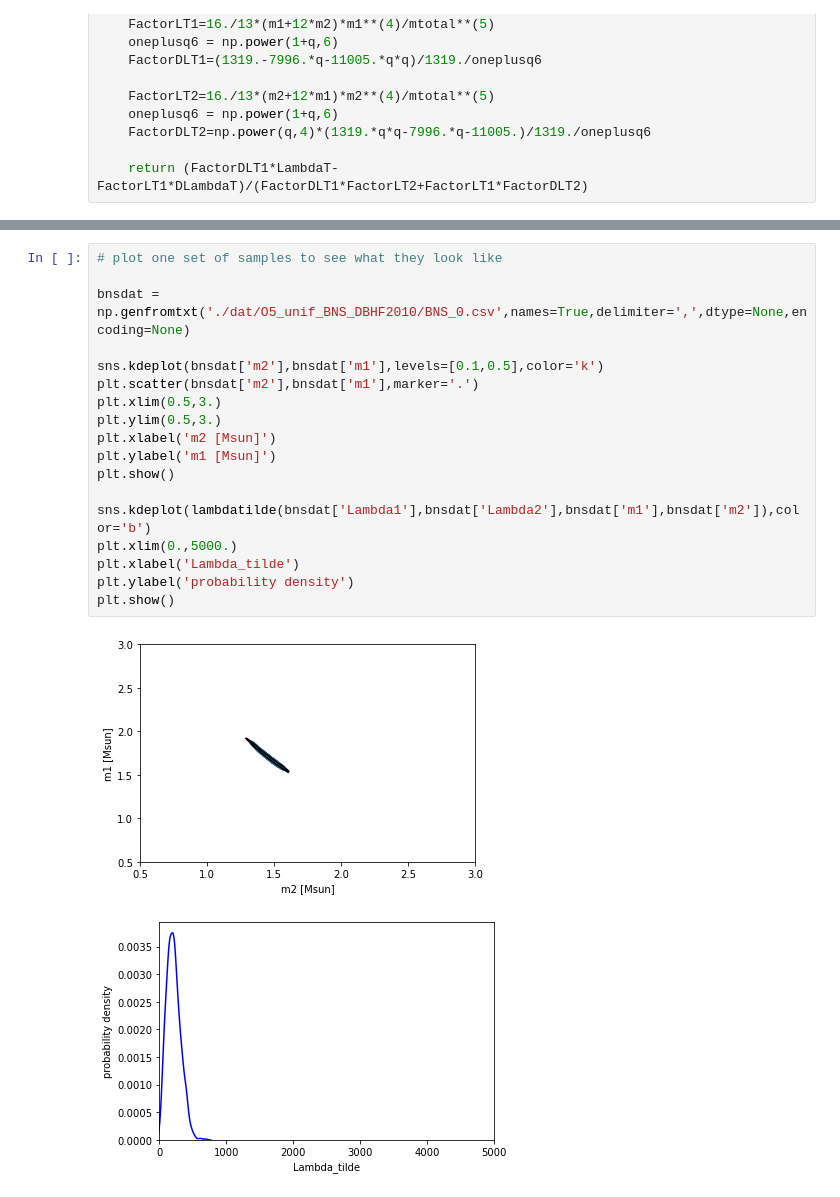
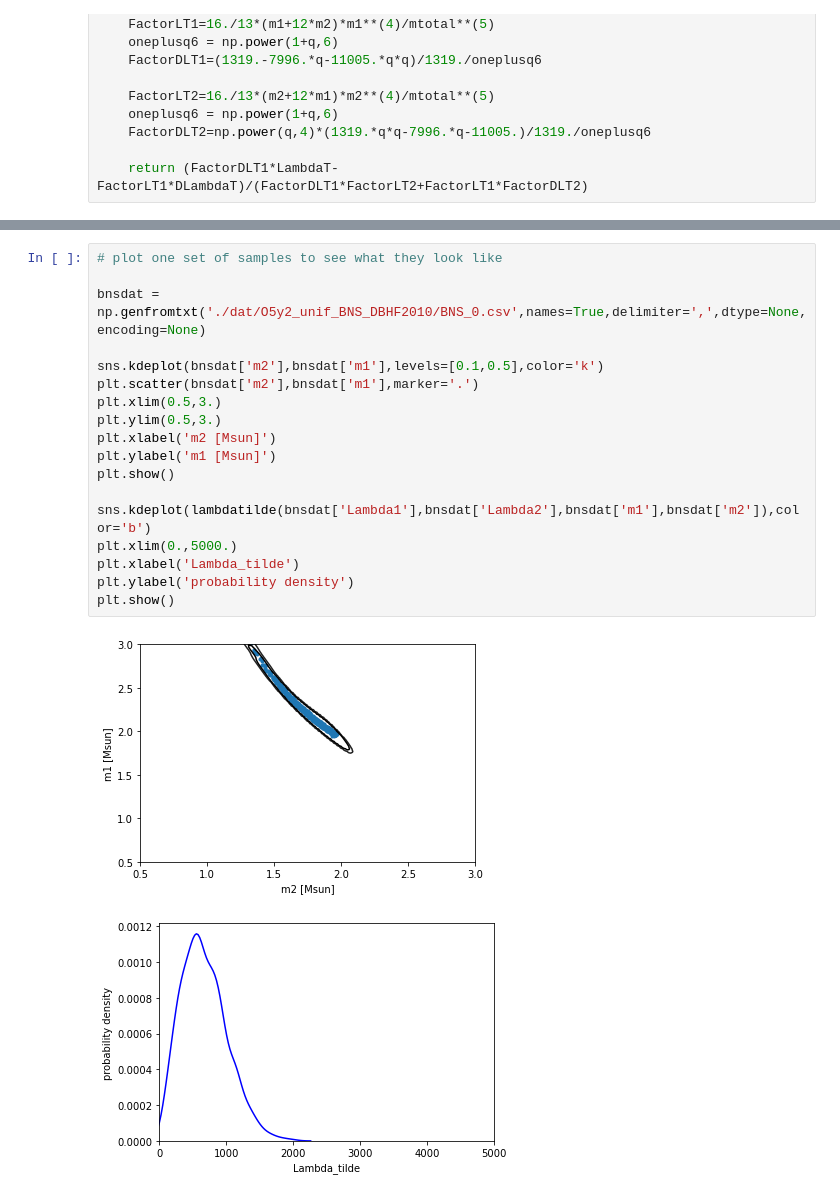
Before and after one commit to landryp/twin-stars, a Jupyter notebook: Simulated_BNS_Samples.ipynb, the cells around one changed output, grey strips where cells are left out. Saved outputs shown, nothing was run; the diff lists cells and outputs as text.

```diff
--- a/Simulated_BNS_Samples.ipynb
+++ b/Simulated_BNS_Samples.ipynb
@@ -209,21 +186,21 @@ for snr,mc,dmc,q,dq,Lt,dLt,DLt,dDLt in zip(snrs,mcs,dmcs,qs,dqs,Lts,dLts,DLts,dD
 # %%
 # plot one set of samples to see what they look like
 
-bnsdat = np.genfromtxt('./dat/O5_unif_BNS_DBHF2010/BNS_0.csv',names=True,delimiter=',',dtype=None,encoding=None)
+bnsdat = np.genfromtxt('./dat/O5y2_unif_BNS_DBHF2010/BNS_0.csv',names=True,delimiter=',',dtype=None,encoding=None)
 
 sns.kdeplot(bnsdat['m2'],bnsdat['m1'],levels=[0.1,0.5],color='k')
 plt.scatter(bnsdat['m2'],bnsdat['m1'],marker='.')
 plt.xlim(0.5,3.)
 plt.ylim(0.5,3.)
 plt.xlabel('m2 [Msun]')
 plt.ylabel('m1 [Msun]')
 plt.show()
 
 sns.kdeplot(lambdatilde(bnsdat['Lambda1'],bnsdat['Lambda2'],bnsdat['m1'],bnsdat['m2']),color='b')
 plt.xlim(0.,5000.)
 plt.xlabel('Lambda_tilde')
 plt.ylabel('probability density')
 plt.show()
 # %% [output]
-[figure, old version]
+[figure, new version]
-[figure, old version]
+[figure, new version]
```
Also changed, not shown: parts of 1 cell of this notebook, 4 other files.
